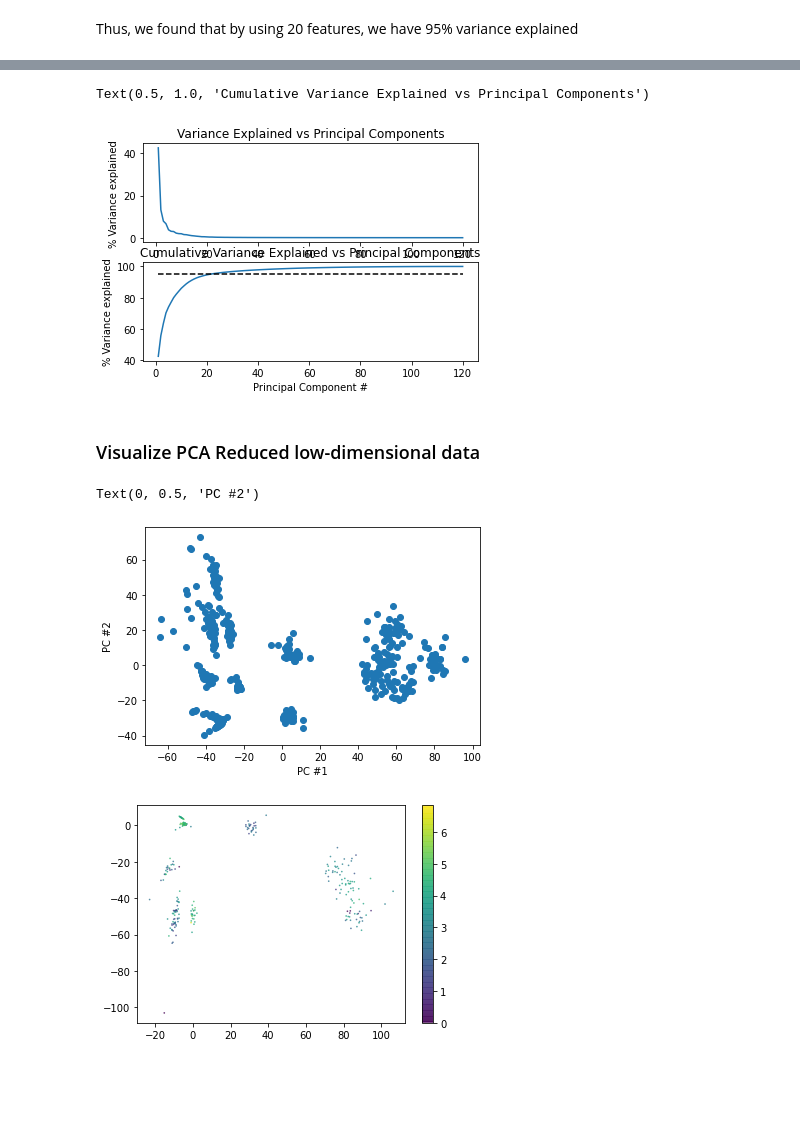
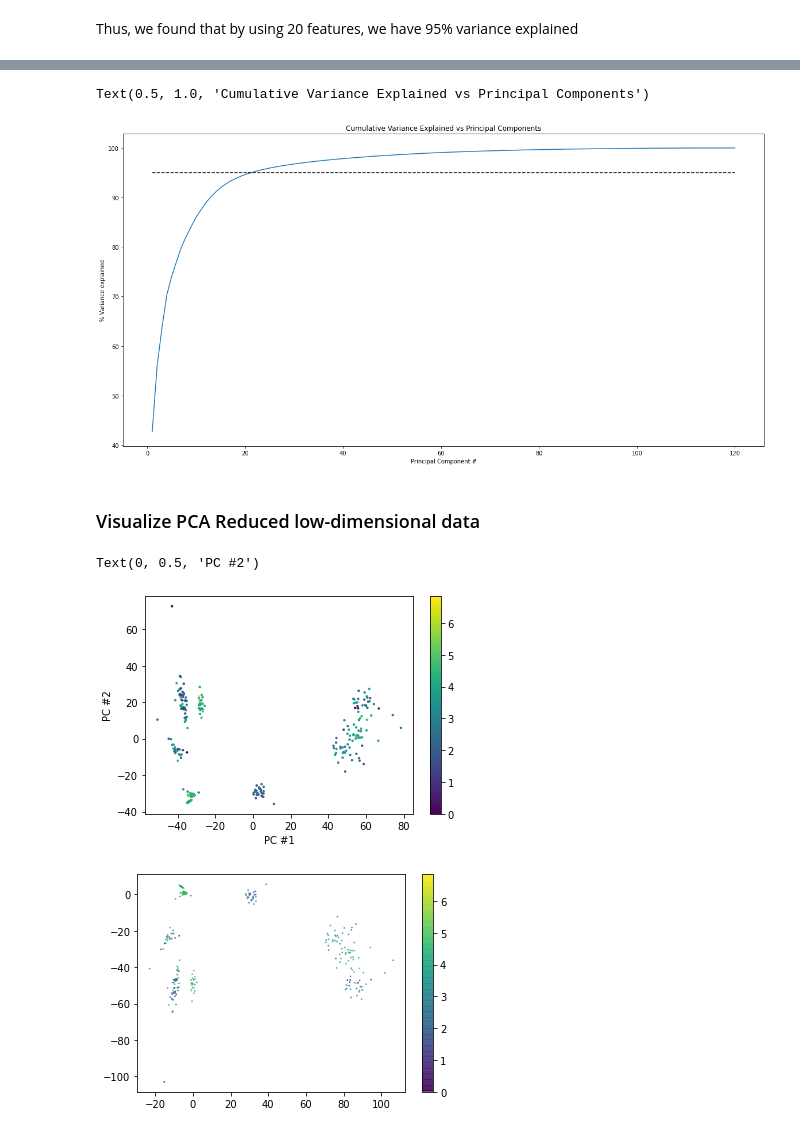
Before and after one commit to JumjieYang/COVID19-ML, a Jupyter notebook: visualize.ipynb, the cells around one changed output, grey strips where cells are left out. Saved outputs shown, nothing was run; the diff lists cells and outputs as text; code cells hidden in the pictures; blank space fills up the shorter version.

```diff
--- a/visualize.ipynb
+++ b/visualize.ipynb
@@ -68,33 +80,25 @@ Thus, we found that by using 20 features, we have 95% variance explained
 # %%
-pca2 = PCA()
-pca2.fit(data)
-num_pc_components = len(pca2.explained_variance_ratio_)
-plt.subplot(2,1,1)
-plt.plot(np.linspace(1,num_pc_components,num_pc_components),100*pca2.explained_variance_ratio_)
-plt.xlabel("Principal Component #")
-plt.ylabel("% Variance explained")
-plt.title("Variance Explained vs Principal Components")
-
-plt.subplot(2,1,2)
+plt.figure(figsize=(20,10))
 plt.plot(np.linspace(1,num_pc_components,num_pc_components),100*np.cumsum(pca2.explained_variance_ratio_))
 plt.plot(np.linspace(1,num_pc_components,num_pc_components),95*np.ones((num_pc_components,)),'k--')
 plt.xlabel("Principal Component #")
 plt.ylabel("% Variance explained")
 plt.title("Cumulative Variance Explained vs Principal Components")
 # %% [output]
 Text(0.5, 1.0, 'Cumulative Variance Explained vs Principal Components')
-[figure, old version]
+[figure, new version]
 # %% [markdown]
 ### Visualize PCA Reduced low-dimensional data
 # %%
 pca = PCA(n_components=20)
 pca.fit(data)
 X_reduced = pca.transform(data)
+cmap = sns.cubehelix_palette(as_cmap=True)
 
-plt.scatter(X_reduced[:,0], X_reduced[:,1],)
-plt.clim(-0.5,2.5)
+plt.scatter(X_reduced[:,0], X_reduced[:,1], c=np.log(df.iloc[:,-1]),s=2)
+plt.colorbar()
 plt.xlabel("PC #1")
 plt.ylabel("PC #2")
 # %% [output]
 Text(0, 0.5, 'PC #2')
-[figure, old version]
+[figure, new version]
```
Also changed, not shown: parts of 4 cells of this notebook.
